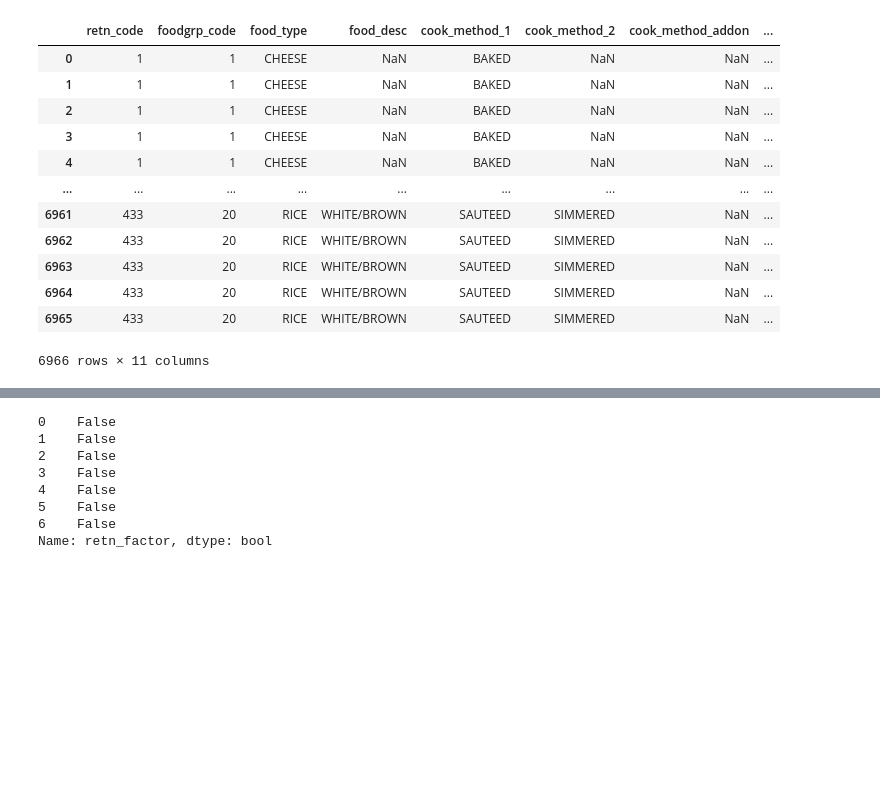
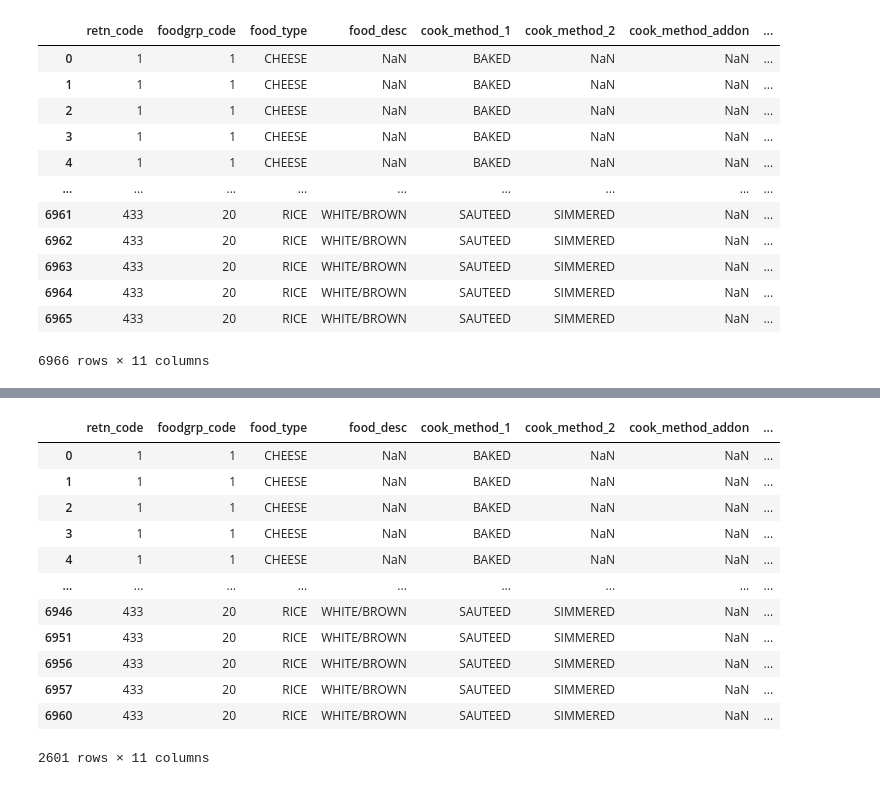
Before and after one commit to Lopotowsky/nutrient_retention, a Jupyter notebook: nutrient_retention_practice.ipynb, the cells around one changed output, grey strips where cells are left out. Drawn from its saved outputs; the diff is of its cells as text; code cells hidden in the pictures; blank space fills up the shorter version.

```diff
--- a/nutrient_retention_practice.ipynb
+++ b/nutrient_retention_practice.ipynb
@@ -44,11 +62,16 @@ ca.head(7)
 # %%
-print(nr['retn_factor']=='70.0')
+nr[nr['retn_factor']==100.0]
 # %% [output]
+|  | retn_code | foodgrp_code | food_type | food_desc | cook_method_1 | cook_method_2 | cook_method_addon | ... |
+| 0 | 1 | 1 | CHEESE | NaN | BAKED | NaN | NaN | ... |
+| 1 | 1 | 1 | CHEESE | NaN | BAKED | NaN | NaN | ... |
+| 2 | 1 | 1 | CHEESE | NaN | BAKED | NaN | NaN | ... |
+| 3 | 1 | 1 | CHEESE | NaN | BAKED | NaN | NaN | ... |
+| 4 | 1 | 1 | CHEESE | NaN | BAKED | NaN | NaN | ... |
+| ... | ... | ... | ... | ... | ... | ... | ... | ... |
+| 6946 | 433 | 20 | RICE | WHITE/BROWN | SAUTEED | SIMMERED | NaN | ... |
+| 6951 | 433 | 20 | RICE | WHITE/BROWN | SAUTEED | SIMMERED | NaN | ... |
+| 6956 | 433 | 20 | RICE | WHITE/BROWN | SAUTEED | SIMMERED | NaN | ... |
+| 6957 | 433 | 20 | RICE | WHITE/BROWN | SAUTEED | SIMMERED | NaN | ... |
+| 6960 | 433 | 20 | RICE | WHITE/BROWN | SAUTEED | SIMMERED | NaN | ... |
-0    False
-1    False
-2    False
-3    False
-4    False
-5    False
-6    False
-Name: retn_factor, dtype: bool
+2601 rows × 11 columns
```
Also changed, not shown: parts of 16 cells of this notebook.
